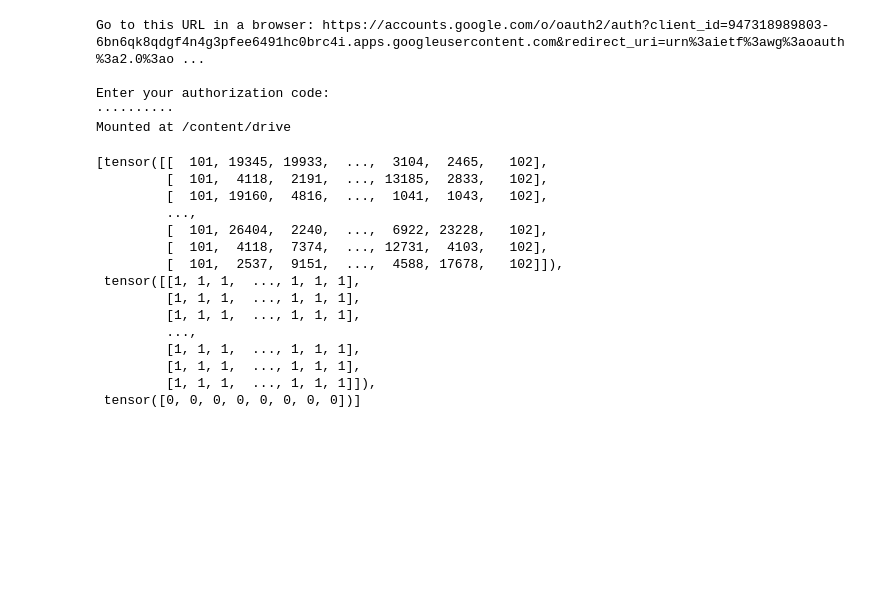
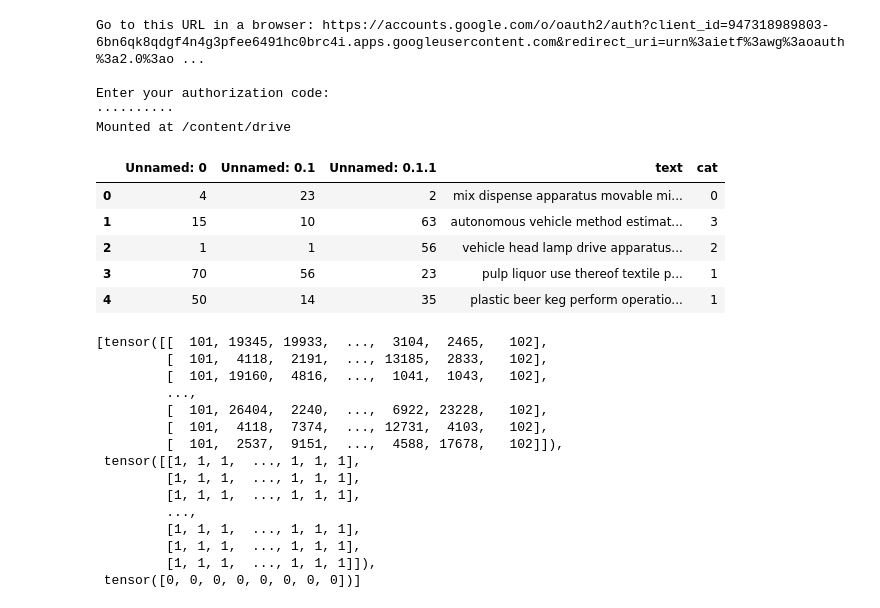
Before and after one commit to Nilanshrajput/AdvitiyaHackathon, a Jupyter notebook: Bert_finetuned_V1.ipynb, the cells around one changed output. Drawn from its saved outputs; the diff is of its cells as text; code cells hidden in the pictures; blank space fills up the shorter version.

```diff
--- a/Bert_finetuned_V1.ipynb
+++ b/Bert_finetuned_V1.ipynb
@@ -46,3 +46,9 @@ drive_pt="/content/drive/My Drive/dl_projects/AdvitiyaHackathon/"
 
 git_path = "AdvitiyaHackathon/"
 path = drive_pt+"ScrappeData"
+# %%
+df1 = pd.read_csv(drive_pt+"final_train_clean.csv")
+df2 = pd.read_csv(drive_pt+"final_val_clean.csv")
+# %%
+df1 = df1.sample(frac=1).reset_index(drop=True)
+df2 = df2.sample(frac=1).reset_index(drop=True)
@@ -49,3 +58,12 @@ path = drive_pt+"ScrappeData"
+# %%
+df2.head()
+# %% [output]
+|  | Unnamed: 0 | Unnamed: 0.1 | Unnamed: 0.1.1 | text | cat |
+| 0 | 4 | 23 | 2 | mix dispense apparatus movable mi... | 0 |
+| 1 | 15 | 10 | 63 | autonomous vehicle method estimat... | 3 |
+| 2 | 1 | 1 | 56 | vehicle head lamp drive apparatus... | 2 |
+| 3 | 70 | 56 | 23 | pulp liquor use thereof textile p... | 1 |
+| 4 | 50 | 14 | 35 | plastic beer keg perform operatio... | 1 |
 # %%
 bert_model = BertModel.from_pretrained('bert-base-uncased')
 tokenizer = BertTokenizer.from_pretrained('bert-base-uncased')
```
Also changed, not shown: parts of 6 cells of this notebook.
